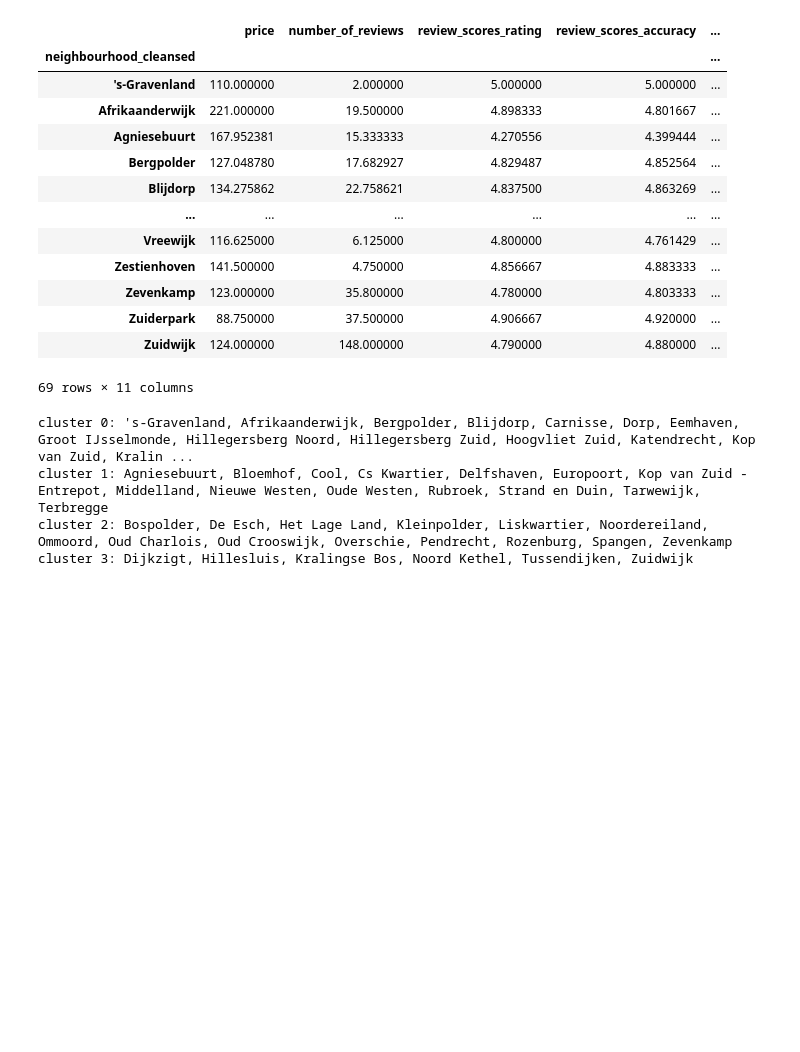
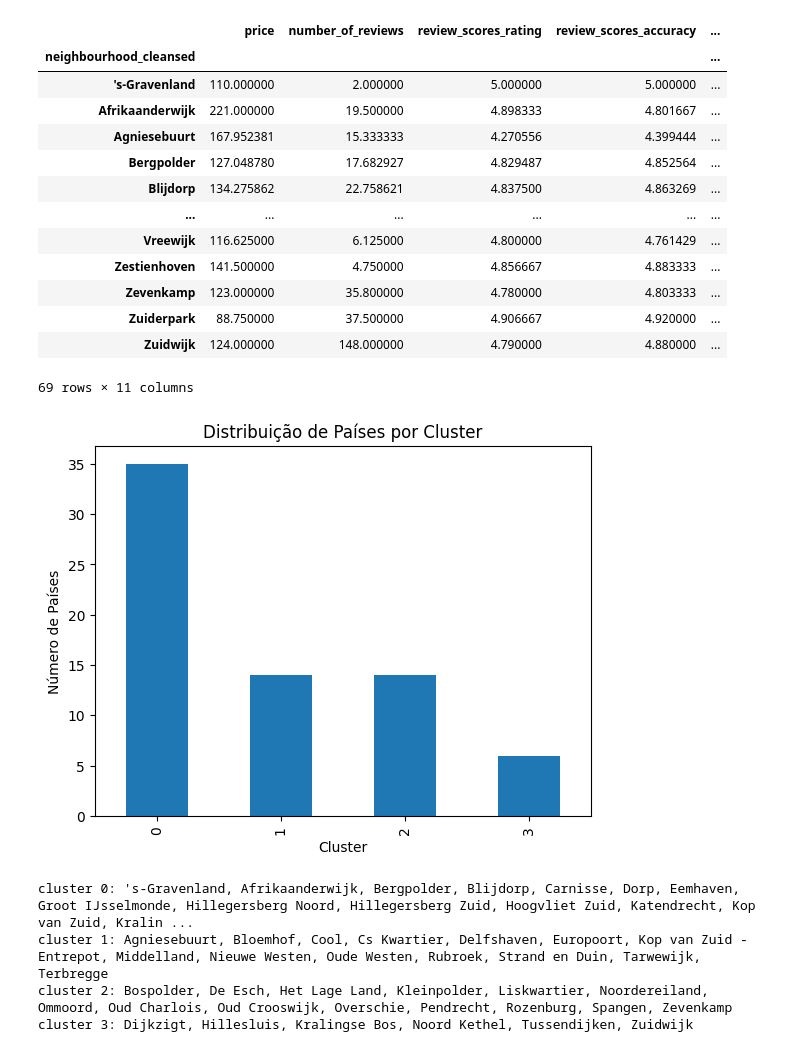
Before and after one commit to RafaelAndreRio/SAD_Trabalho_Final, a Jupyter notebook: Estudo_airbnb.ipynb, the cells around one changed output. Drawn from its saved outputs; the diff is of its cells as text; code cells hidden in the pictures; blank space fills up the shorter version.

```diff
--- a/Estudo_airbnb.ipynb
+++ b/Estudo_airbnb.ipynb
@@ -629,6 +636,16 @@ indicadores_Cluster
 | Zuiderpark | 88.750000 | 37.500000 | 4.906667 | 4.920000 | ... |
 | Zuidwijk | 124.000000 | 148.000000 | 4.790000 | 4.880000 | ... |
 69 rows × 11 columns
+# %%
+cluster_counts = indicadores_Cluster['ClusterH4'].value_counts().sort_index()
+# Crie um gráfico de barras para mostrar a distribuição de observações por cluster
+cluster_counts.plot(kind='bar')
+plt.xlabel('Cluster')
+plt.ylabel('Número de Países')
+plt.title('Distribuição de Países por Cluster')
+plt.show()
+# %% [output]
+[figure, added]
 # %%
 clustersH4 = indicadores_Cluster.groupby('ClusterH4')['neighbourhood_cleansed'].apply(list)
 for cluster, bairros in clustersH4.items():
```
Also changed, not shown: parts of 5 cells of this notebook, 1 other file.
